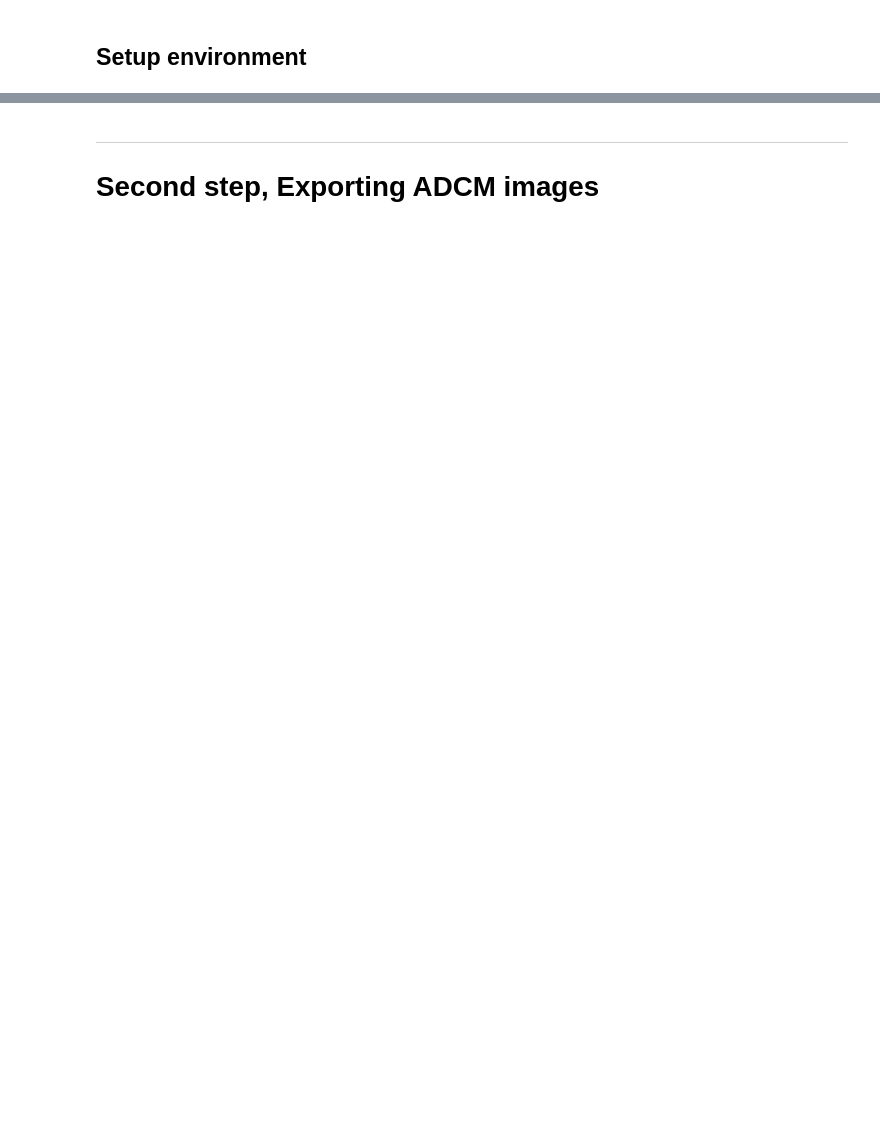
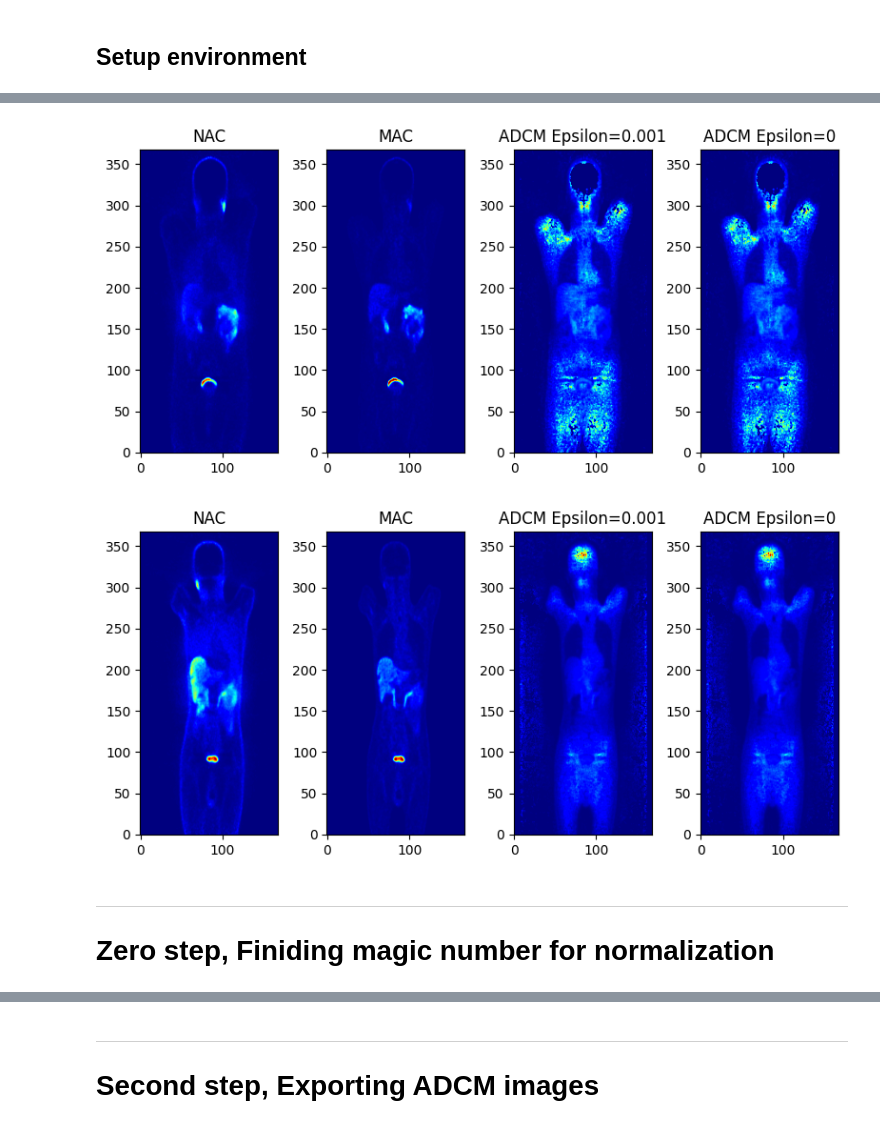
Before and after one commit to s-shahpouri/DL_PET, a Jupyter notebook: data_prep_adcm.ipynb, the cells around one changed output, grey strips where cells are left out. Cells and saved outputs as stored; diff of their text form; code cells hidden in the pictures; blank space fills up the shorter version.

```diff
--- a/data_prep_adcm.ipynb
+++ b/data_prep_adcm.ipynb
@@ -27,0 +98,65 @@ adcm_dir = "/homes/zshahpouri/DLP/ASC-PET-001/ADCM"
+# %%
+def calculate_adcm(nac_img, mac_img, epsilon):
+
+    nac_img = nac_img.astype(np.float32) * 2
+    mac_img = mac_img.astype(np.float32) * 5
+
+    # Initialize ADCM with zeros
+    adcm = np.zeros_like(mac_img)
+
+    # Calculate ADCM where NASC-PET is greater than epsilon
+    mask = nac_img > epsilon
+    adcm[mask] = mac_img[mask] / nac_img[mask]
+
+    # Assign MAC values directly where NASC-PET is less than or equal to epsilon
+    adcm[~mask] = mac_img[~mask]
+
+    return adcm
+# %%
+import numpy as np
+import matplotlib.pyplot as plt
+import nibabel as nib
+
+def plot_slices(nac_img, mac_img, adcms, epsilons):
+    # Middle index for the coronal plane (Y-axis)
+    y_middle = nac_img.shape[1] // 2
+    n_cols = 2 + len(adcms)  # 1 column for NAC and MAC, and 1 column for each ADCM
+    fig, axes = plt.subplots(1, n_cols, figsize=(n_cols * 2, 4))  # Adjust the figure size accordingly
+
+    # Plot NAC image
+    axes[0].imshow(nac_img[:, y_middle, :].T, cmap='jet', origin='lower')
+    axes[0].set_title('NAC')
+
+    # Plot MAC image
+    axes[1].imshow(mac_img[:, y_middle, :].T, cmap='jet', origin='lower')
+    axes[1].set_title('MAC')
+
+    # Plot each ADCM image
+    for i, (adcm, epsilon) in enumerate(zip(adcms, epsilons), start=2):
+        axes[i].imshow(adcm[:, y_middle, :].T, cmap='jet', origin='lower')
+        axes[i].set_title(f'ADCM Epsilon={epsilon}')
+
+    plt.tight_layout()
+    plt.show()
+
+# Define different epsilon values
+# epsilons = [0.1, 0.01, 0.001, 0.0001, 0.00001]
+epsilons = [0.01, 0.005, 0.003, 0.002, 0.001]
+# epsilons = [ 0.001, 0.0009, 0.0005]
+epsilons = [ 0.001, 0]
+
+# Loop through the images and plot them
+for i, (nac_path, mac_path) in enumerate(zip(train_images, target_images)):
+    nac_nii = nib.load(nac_path)
+    nac_img = nac_nii.get_fdata()
+    mac_nii = nib.load(mac_path)
+    mac_img = mac_nii.get_fdata()
+
+    adcms = [calculate_adcm(nac_img, mac_img, eps) for eps in epsilons]
+
+    plot_slices(nac_img, mac_img, adcms, epsilons)
+    if i == 2 - 1:  # -1 because indexing starts at 0
+        break
+# %% [output]
+[figure, added]
+[figure, added]
@@ -27,0 +165,3 @@ adcm_dir = "/homes/zshahpouri/DLP/ASC-PET-001/ADCM"
+# %% [markdown]
+------
+# Zero step, Finiding magic number for normalization
```
Also changed, not shown: parts of 27 cells of this notebook, 13 other files.
